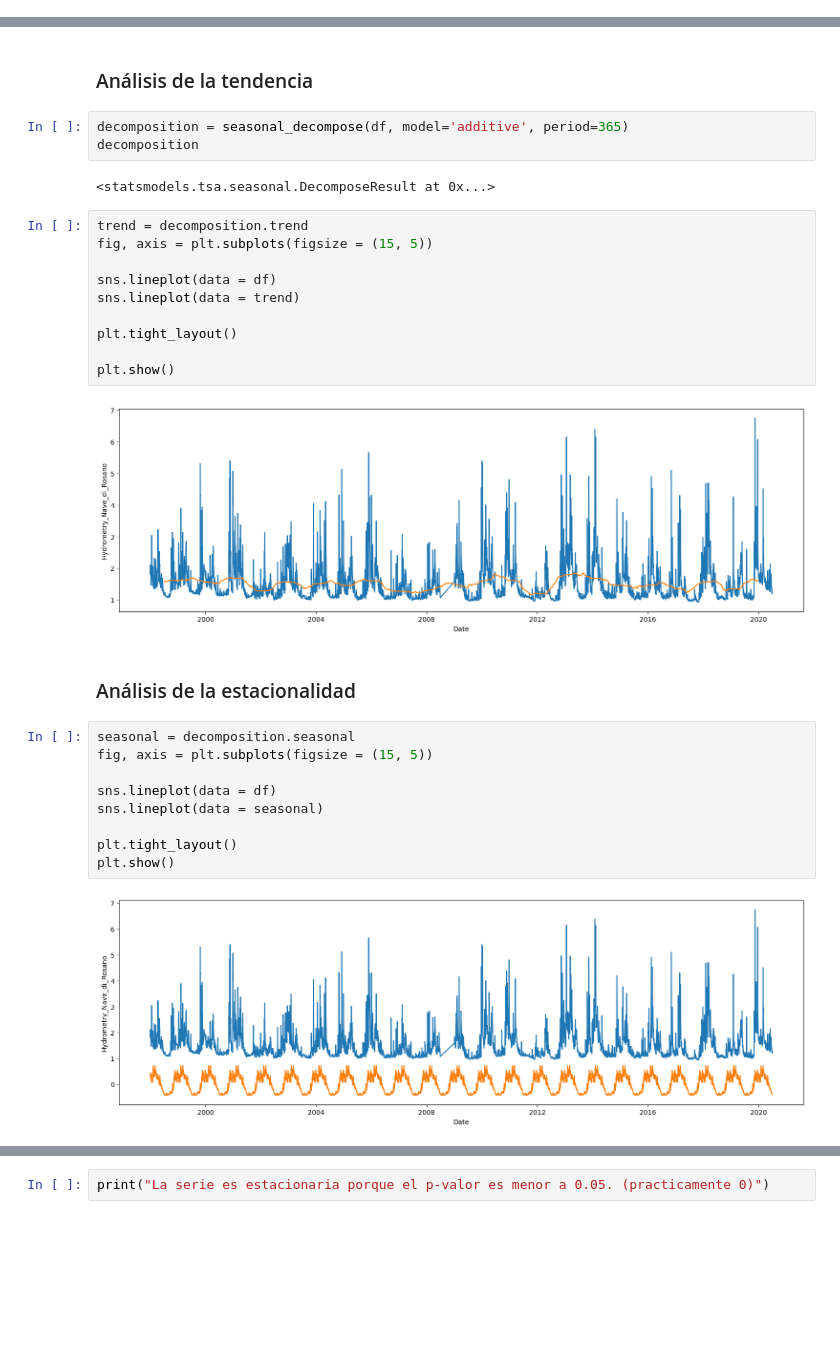
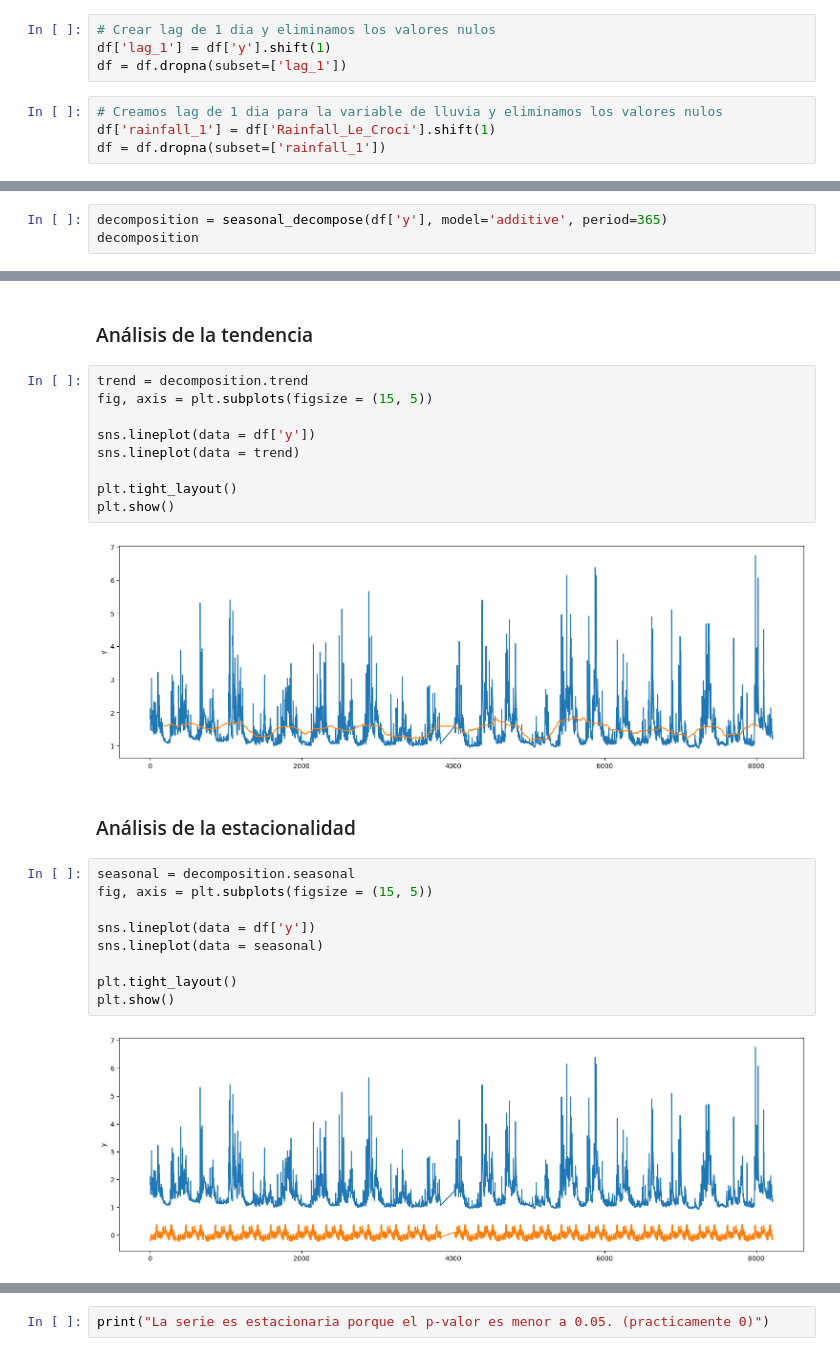
Before and after one commit to 4GeeksAcademy/Salvador0302-Time-Series-Project, a Jupyter notebook: src/explore.ipynb, the cells around one changed output, grey strips where cells are left out. Saved outputs shown, nothing was run; the diff lists cells and outputs as text; blank space fills up the shorter version.

```diff
--- a/src/explore.ipynb
+++ b/src/explore.ipynb
@@ -162 +131,9 @@ Cantidad de NaN:
+# %%
+# Crear lag de 1 dia y eliminamos los valores nulos
+df['lag_1'] = df['y'].shift(1)
+df = df.dropna(subset=['lag_1'])
+# %%
+# Creamos lag de 1 dia para la variable de lluvia y eliminamos los valores nulos
+df['rainfall_1'] = df['Rainfall_Le_Croci'].shift(1)
+df = df.dropna(subset=['rainfall_1'])
 # %% [markdown]
@@ -163,0 +143,3 @@ Cantidad de NaN:
+# %%
+decomposition = seasonal_decompose(df['y'], model='additive', period=365)
+decomposition
@@ -164,35 +148,29 @@ Cantidad de NaN:
 # %% [markdown]
 ### Análisis de la tendencia
-# %%
-decomposition = seasonal_decompose(df, model='additive', period=365)
-decomposition
-# %% [output]
-<statsmodels.tsa.seasonal.DecomposeResult at 0x...>
 # %%
 trend = decomposition.trend
 fig, axis = plt.subplots(figsize = (15, 5))
 
-sns.lineplot(data = df)
+sns.lineplot(data = df['y'])
 sns.lineplot(data = trend)
 
 plt.tight_layout()
-
 plt.show()
 # %% [output]
-[figure, old version]
+[figure, new version]
 # %% [markdown]
 ### Análisis de la estacionalidad
 # %%
 seasonal = decomposition.seasonal
 fig, axis = plt.subplots(figsize = (15, 5))
 
-sns.lineplot(data = df)
+sns.lineplot(data = df['y'])
 sns.lineplot(data = seasonal)
 
 plt.tight_layout()
 plt.show()
 # %% [output]
-[figure, old version]
+[figure, new version]
 # %%
 def test_stationarity(timeseries):
     print("Resultados de la prueba de Dickey-Fuller:")
```
Also changed, not shown: parts of 42 cells of this notebook, 40 other files.
